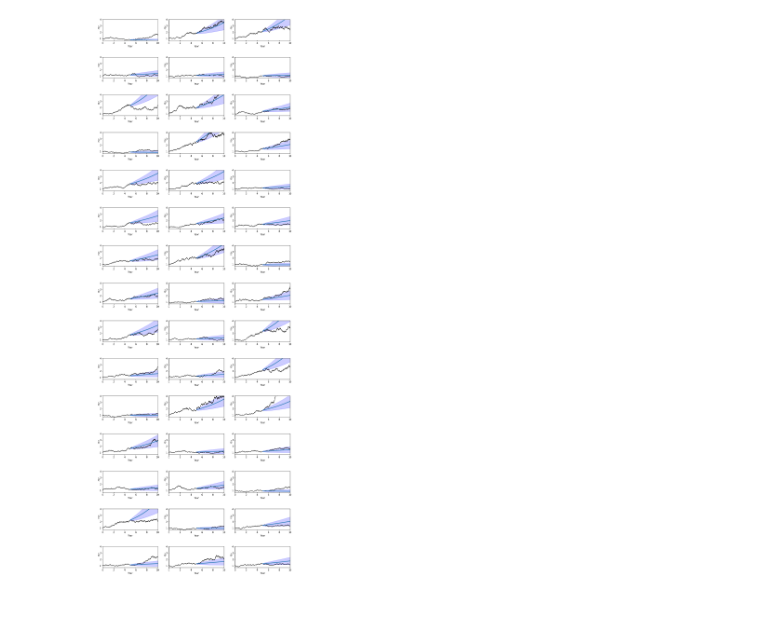
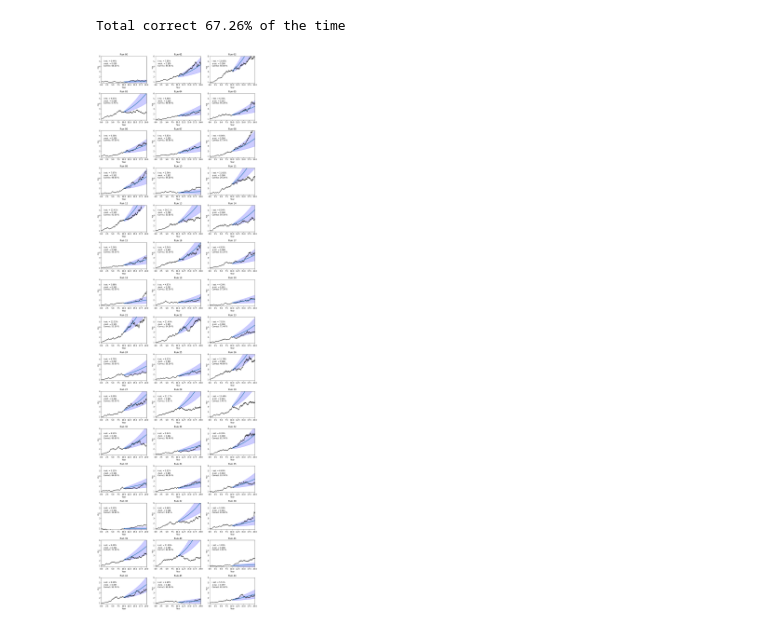
Before and after one commit to ChrisLeon84/S-P-500---Toy-Model, a Jupyter notebook: Rate of return simulation.ipynb, the cells around one changed output. Saved outputs shown, nothing was run; the diff lists cells and outputs as text; code cells hidden in the pictures.

```diff
--- a/Rate of return simulation.ipynb
+++ b/Rate of return simulation.ipynb
@@ -6,74 +90,88 @@ from scipy.optimize import curve_fit
 # %%
+#Basically same as above, but over 20 year period
 # Paraameters obtained from literature
 eps = 0.01
+i = 0.06
 delta = np.log(1+i)
-i = 0.06
 
 #Timeframe and number of interations
 n = 2000
-time = 10.
-
+time = 20.
 
 
 # Try experiment 45 times
-
 index = 0
 
-fig, axs = plt.subplots(15, 3, figsize=(15,45 ), facecolor='w', edgecolor='k')
-fig.subplots_adjust(hspace = .8, wspace=.2)
+fig, axs = plt.subplots(15, 3, figsize=(15,55 ), facecolor='w', edgecolor='k')
+fig.subplots_adjust(hspace = .4, wspace=.2)
 
 axs = axs.ravel()
 
+track_record = np.zeros(45)
 
 for k in range(45):
     x = np.linspace(0,time,n)
-    noise = np.cumsum(np.random.normal(0,1,n))      #Gaussian noise
-    y = np.exp((delta-0.5*eps**2)*x + eps*noise)    # Geometric Brownian
+    noise = np.cumsum(np.random.normal(0,1,n))
+    y = np.exp((delta-0.5*eps**2)*x + eps*noise)
 
-    y_train = y[:int(n/2)]                          # Train on first half
+    y_train = y[:int(n/2)]
 
 
-
+    #Estimate parameters
     sigma_sqred = np.var(y_train)
-
     x_k = int(n/2)*[0]
-
 
     for j in range(1,int(n/2)):
         x_k[j] = np.log(y_train[j]/y_train[j-1])
 
-    #Estimated parameters
     mu = np.mean(x_k)
     nu_sqred = np.var(x_k)
-
 
     del_t = time/n
 
     sigma_sqred = nu_sqred/del_t
     r1 = mu/del_t + 0.5*sigma_sqred
 
     i2 = np.exp(r1) - 1
-    x_half = x[:int(n/2)] + 5
+    x_half = x[:int(n/2)] + time/2
+
 
     # Guess future based on expection value and standard deviation
+    future_stock = y[int(n/2)]*np.exp(r1* x[:int(n/2)])
+    future_upper = y[int(n/2)]*np.exp(r1*x[:int(n/2)])*(1 + np.sqrt( np.exp(sigma_sqred*(x[:int(n/2)])) -1 ))
+    future_lower = y[int(n/2)]*np.exp(r1*x[:int(n/2)])*(1 - np.sqrt( np.exp(sigma_sqred*x[:int(n/2)]) -1 ))
 
-    future_stock = y[int(n/2)]*np.exp(r1* (x_half-5.))
-    future_upper = y[int(n/2)]*np.exp(r1*(x_half-5.))*(1 + np.sqrt( np.exp(sigma_sqred*(x_half-5.)) -1 ))
-    future_lower = y[int(n/2)]*np.exp(r1*(x_half-5.))*(1 - np.sqrt( np.exp(sigma_sqred*(x_half-5.)) -1 ))
+    #Count percentage true value falls in cone of uncertainty
+    counter = 0.
+    for i in range (int(n/2)):
+        if future_lower[i] < y[int(n/2) + i] < future_upper[i]:
+            counter +=1
+
+    correct_pred = counter/int(n/2)
+    track_record[k] =correct_pred
+
 
     #Plot
-
     axs[index].plot(x, y, color = 'k', linewidth = '1')
     axs[index].plot(x_half, future_stock, linewidth = '2.5')
     axs[index].plot(x_half, future_upper, color ='blue', linewidth = '0.2' )
     axs[index].plot(x_half, future_lower, color = 'blue', linewidth = '0.2' )
-    axs[index].fill_between(x_half , future_lower, future_upper, color='blue', alpha='0.2')
+    axs[index].fill_between(x_half , future_lower, future_upper, color='blue', alpha='0.2' )
 
-    axs[index].set_ylim(0.7,4)
-    axs[index].set_xlim(0,10)
+
+    axs[index].set_ylim(0.8,6)
+    axs[index].set_xlim(0,time)
     axs[index].set_xlabel('Year')
     axs[index].set_ylabel(r'$\frac{S_t}{S_0}$', rotation = 0)
+    axs[index].set_title('Run {:02.0f}'.format(index))
+    axs[index].text(1,4,
+                    'i est. = {0:04.2f}%\n$\sigma$ est. = {1:04.3f} \nCorrect: {2:04.2f} %'.format(100*i2, np.sqrt(sigma_sqred), 100*correct_pred))
+
 
     index += 1
+
+print('Total correct {:04.2f}% of the time'.format(100*np.mean(track_record)) )
+plt.savefig('SP500 Geometric Brownian model 20 years.png', dpi=300)
 # %% [output]
+Total correct 67.26% of the time
-[figure, old version]
+[figure, new version]
```
Also changed, not shown: parts of 2 cells of this notebook.
